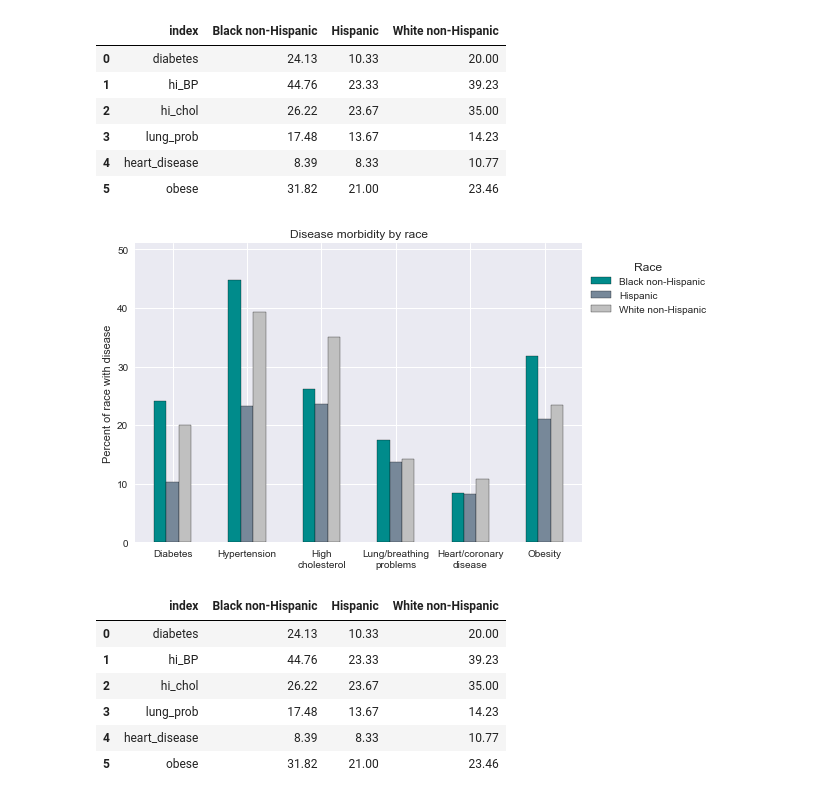
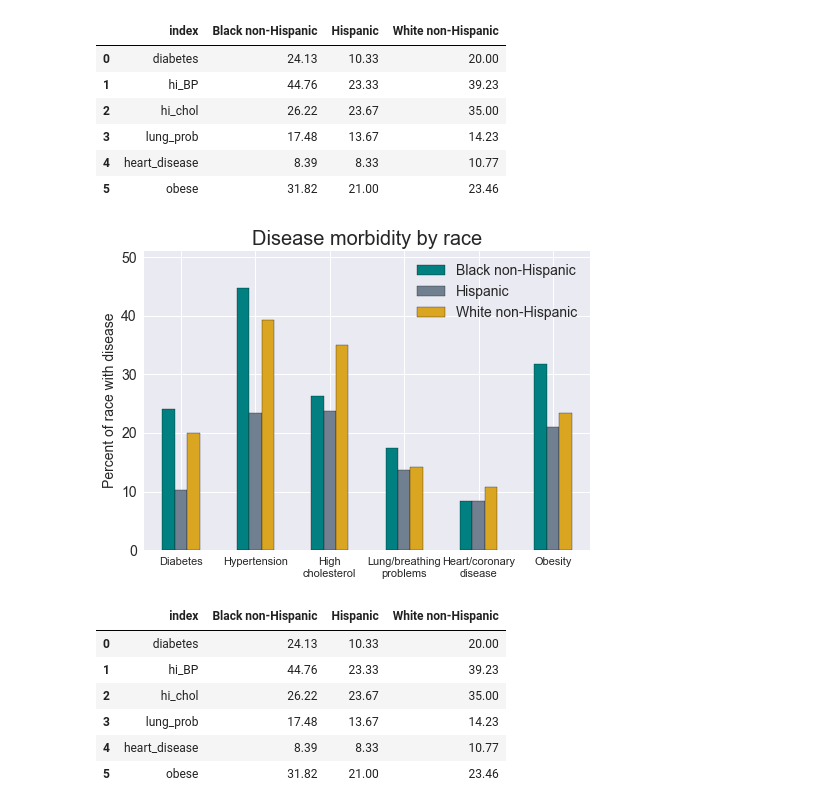
Before and after one commit to FoolsArcana/ready_project_one, a Jupyter notebook: HealthyAmericas - Xin.ipynb, the cells around one changed output. Drawn from its saved outputs; the diff is of its cells as text; code cells hidden in the pictures.

Commit message:
Upload final versions of graphs

```diff
--- a/HealthyAmericas - Xin.ipynb
+++ b/HealthyAmericas - Xin.ipynb
@@ -56,15 +59,23 @@ df["heal12_num"] = df.apply(lambda x: x["heal12_num"] if x["heal12_num"] < 14
 # BMI by race
 bmi_race = df["bmi"].groupby(df["healask"]).mean().to_frame().reset_index()
 
-colors = ["darkcyan", "lightslategray", "silver"]
+colors = ["teal", "slategray", "goldenrod"]
 
+race_pltclr = list(zip(["Black non-Hispanic", "Hispanic", "White non-Hispanic"]
+                       ,colors))
+
+plt.clf()
 fig, ax = plt.subplots()
 plt.bar(range(3), bmi_race["bmi"], width = .75,
        edgecolor = "black", color = colors)
 plt.ylim(20, 31)
-plt.ylabel("BMI")
-plt.title("BMI by race/ethnicity")
+plt.ylabel("BMI", fontsize = 16)
+plt.title("Average BMI by race", fontsize = 20)
 ax.plot([-.5,2.5], [25,25], "k--")
-plt.xticks(np.arange(3), bmi_race["healask"].unique())
+plt.xticks(np.arange(3), bmi_race["healask"].unique(), fontsize = 16)
+plt.yticks(fontsize = 14)
+for i, v in enumerate(bmi_race["bmi"]):
+    ax.text(i-.1, v+.2, str(round(v,1)), fontsize = 16)
+plt.savefig("Figures/BMI_race.png")
 plt.show()
 # %% [output]
@@ -105,17 +117,18 @@ See the caveats in the documentation: http://pandas.pydata.org/pandas-docs/stabl
 # %%
 # Percent with each chronic disease - plot
 diseases = ["Diabetes", "Hypertension", "High\ncholesterol",
            "Lung/breathing\nproblems", "Heart/coronary\ndisease", "Obesity"]
 ax = disease_race_per.plot(kind = "bar", color = colors,
                          ylim = [0,51], edgecolor = "black")
-plt.ylabel("Percent of race with disease")
-plt.xticks(np.arange(6), diseases, rotation = 0)
-ax.legend(loc='center left', bbox_to_anchor=(1,.85),
-         title = "Race")
-plt.title("Disease morbidity by race")
+plt.ylabel("Percent of race with disease", fontsize = 14)
+plt.yticks(fontsize = 14)
+plt.xticks(np.arange(6), diseases, rotation = 0, fontsize = 11)
+ax.legend(loc='best', fontsize = 14)
+plt.title("Disease morbidity by race", fontsize = 20)
+plt.savefig("Figures/Morb_race.png")
 plt.show()
 # %% [output]
-[figure, old version]
+[figure, new version]
 # %%
 disease_race_per
 # %% [output]
```
Also changed, not shown: parts of 7 cells of this notebook, 1 other file.
